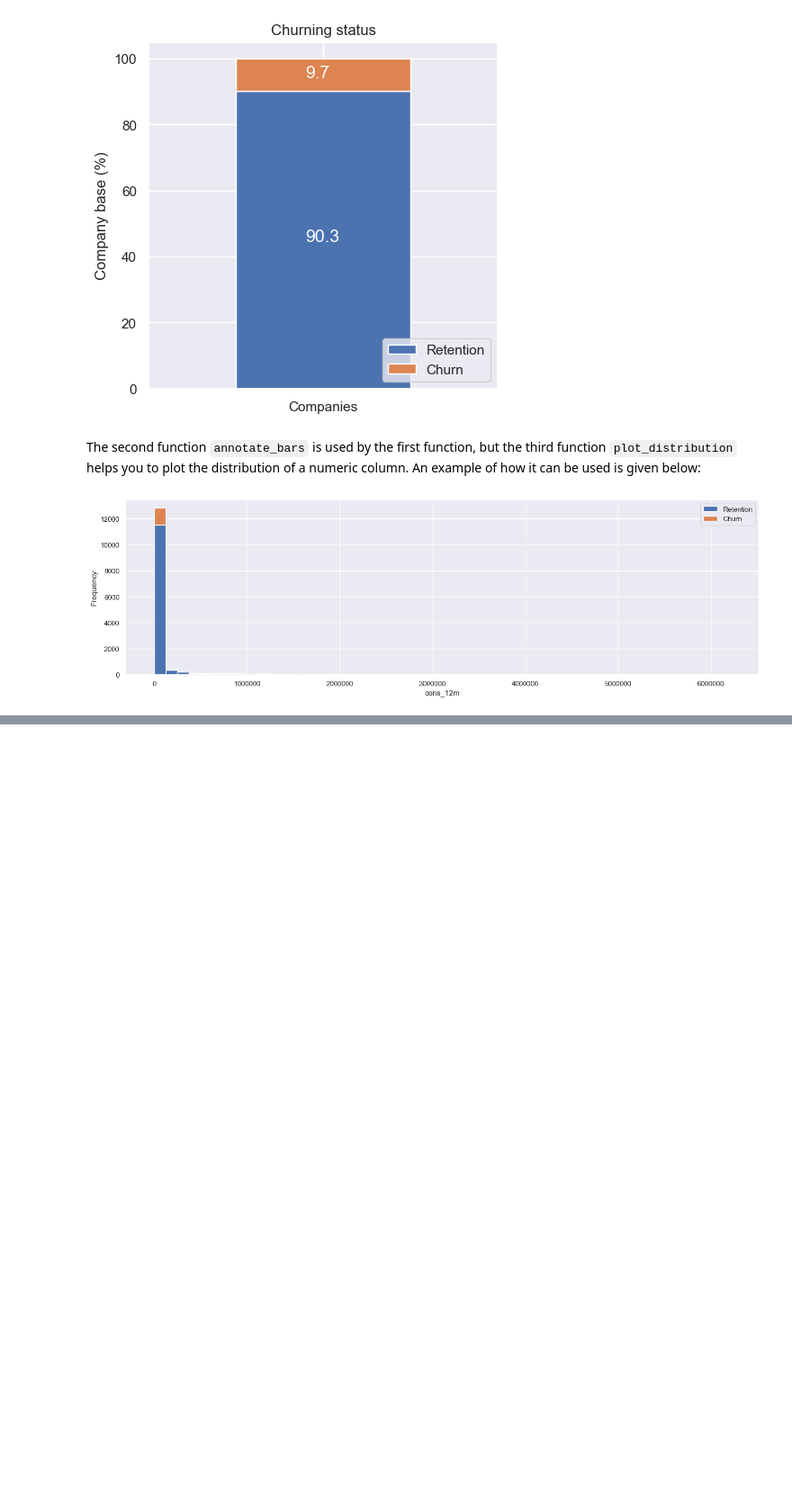
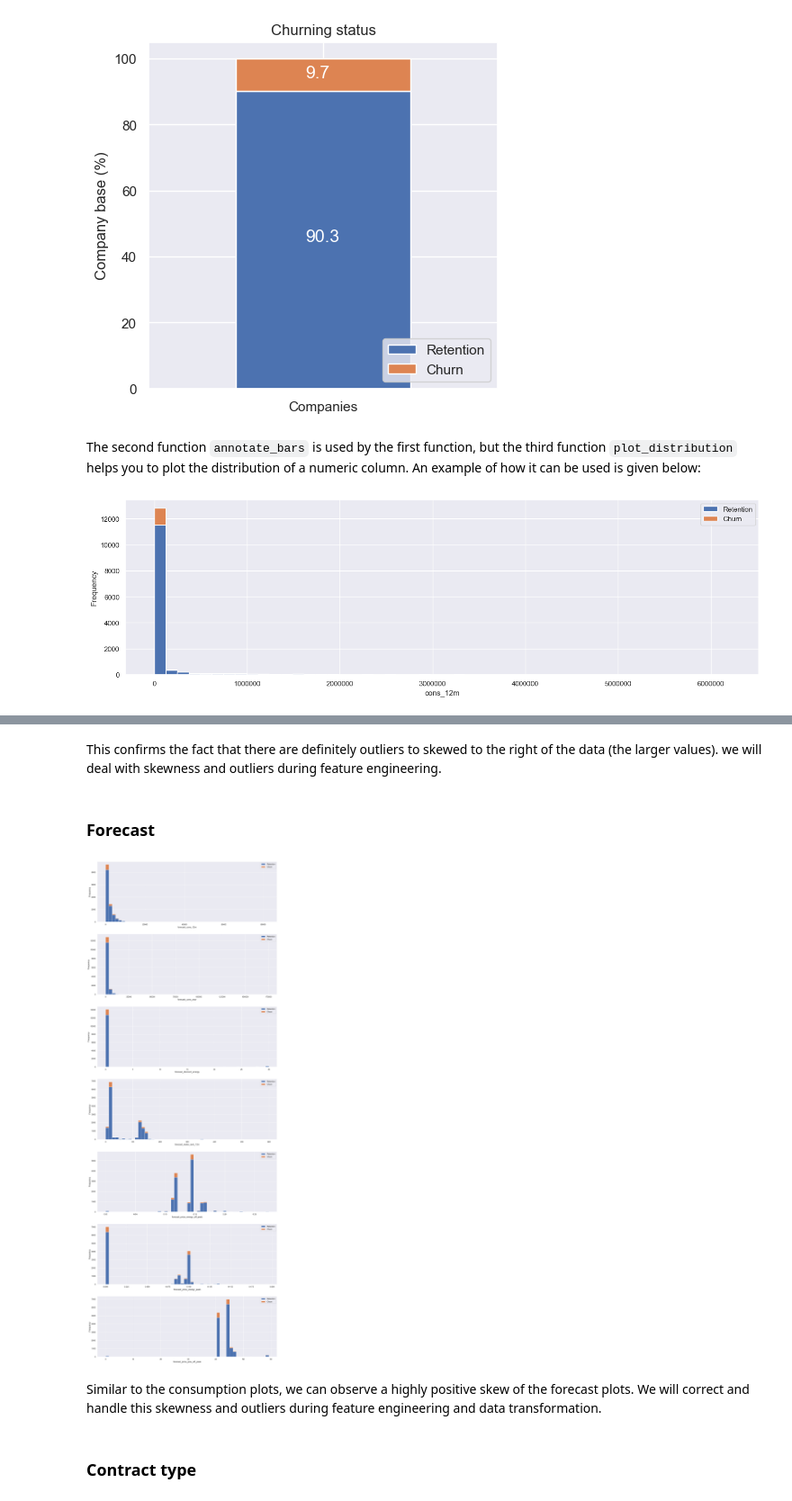
Before and after one commit to lawalsegun2025/forage_projects, a Jupyter notebook: 001_BCG_GAMMA_customer_churn_prediction/2_eda/notebook/eda_starter.ipynb, the cells around one changed output, grey strips where cells are left out. Shown: that part at 90% size. Saved outputs shown, nothing was run; the diff lists cells and outputs as text; code cells hidden in the pictures; blank space fills up the shorter version.

Commit message:
Visualize forecast

```diff
--- a/001_BCG_GAMMA_customer_churn_prediction/2_eda/notebook/eda_starter.ipynb
+++ b/001_BCG_GAMMA_customer_churn_prediction/2_eda/notebook/eda_starter.ipynb
@@ -315,0 +314,4 @@ This confirms the fact that there are definitely outliers to skewed to the right
+# %% [markdown]
+This confirms the fact that there are definitely outliers to skewed to the right of the data (the larger values). we will deal with skewness and outliers during feature engineering.
+# %% [markdown]
+### Forecast
@@ -315,0 +327,19 @@ This confirms the fact that there are definitely outliers to skewed to the right
+# %%
+# Plot the histogram of the forcast columns
+
+fig, axs = plt.subplots(nrows=7, figsize=(18,50))
+
+# Plot histogram
+plot_distribution(client_df, "forecast_cons_12m", axs[0])
+plot_distribution(client_df, "forecast_cons_year", axs[1])
+plot_distribution(client_df, "forecast_discount_energy", axs[2])
+plot_distribution(client_df, "forecast_meter_rent_12m", axs[3])
+plot_distribution(client_df, "forecast_price_energy_off_peak", axs[4])
+plot_distribution(client_df, "forecast_price_energy_peak", axs[5])
+plot_distribution(client_df, "forecast_price_pow_off_peak", axs[6])
+# %% [output]
+[figure, added]
+# %% [markdown]
+Similar to the consumption plots, we can observe a highly positive skew of the forecast plots. We will correct and handle this skewness and outliers during feature engineering and data transformation.
+# %% [markdown]
+### Contract type
```
Also changed, not shown: parts of 36 cells of this notebook.
